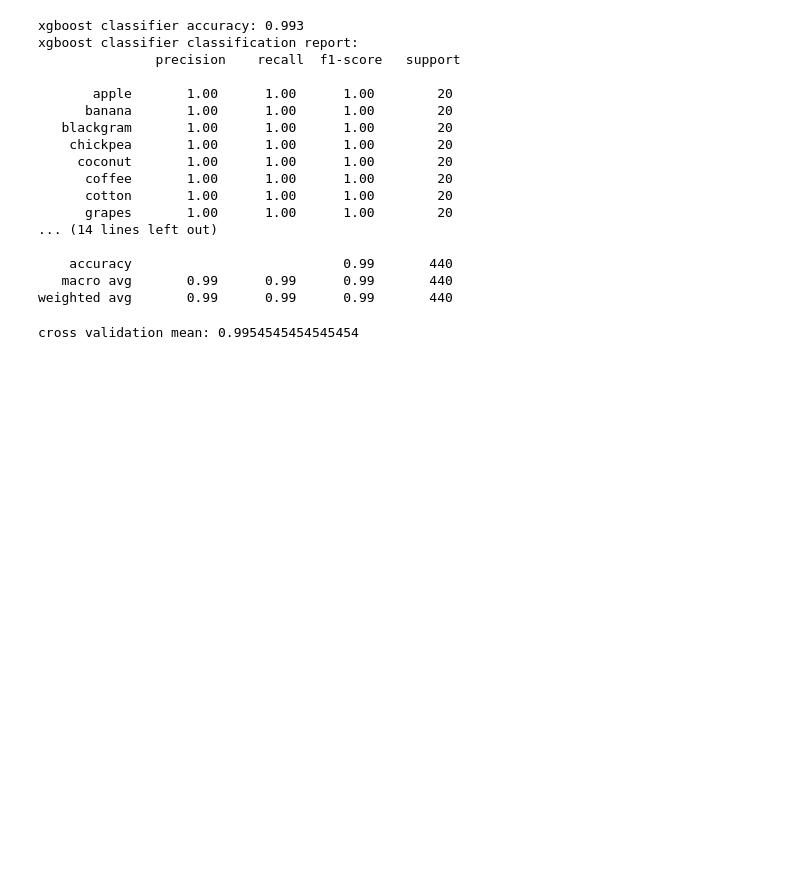
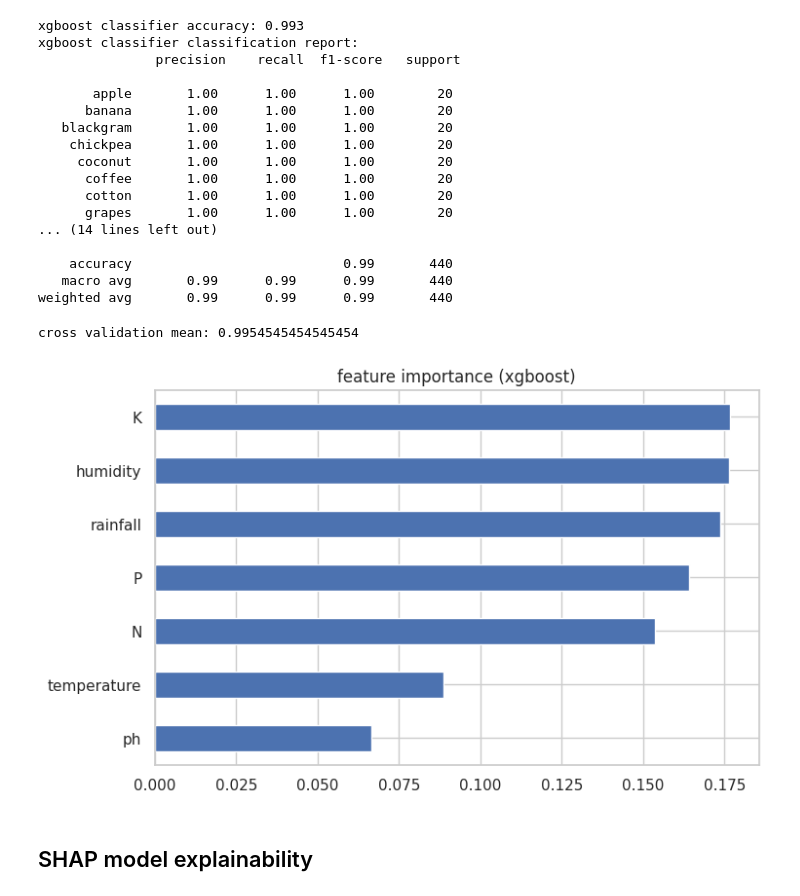
Before and after one commit to kamijoseph/Crops-Recomendation-System, a Jupyter notebook: notebook/crops_recomendation.ipynb, the cells around one changed output. Saved outputs shown, nothing was run; the diff lists cells and outputs as text; code cells hidden in the pictures; blank space fills up the shorter version.

Commit message:
feature importances

```diff
--- a/notebook/crops_recomendation.ipynb
+++ b/notebook/crops_recomendation.ipynb
@@ -498,3 +498,19 @@ cv_scores = cross_val_score(
 print("cross validation mean:", np.mean(cv_scores))
 # %% [output]
 cross validation mean: 0.9954545454545454
+# %%
+# feature importance
+importances = pd.Series(
+    xgb_clf.feature_importances_,
+    index = X.columns
+)
+importances.sort_values().plot(
+    kind = "barh",
+    figsize = (8, 5)
+)
+plt.title("feature importance (xgboost)")
+plt.show()
+# %% [output]
+[figure, added]
+# %% [markdown]
+## SHAP model explainability
```
